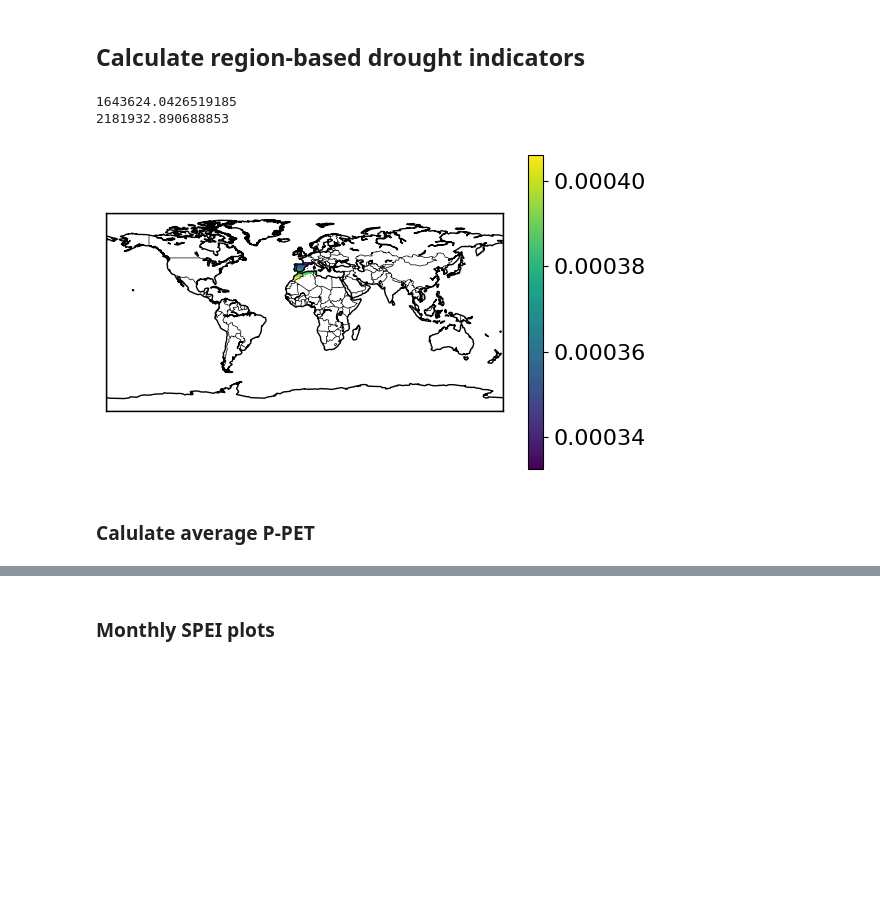
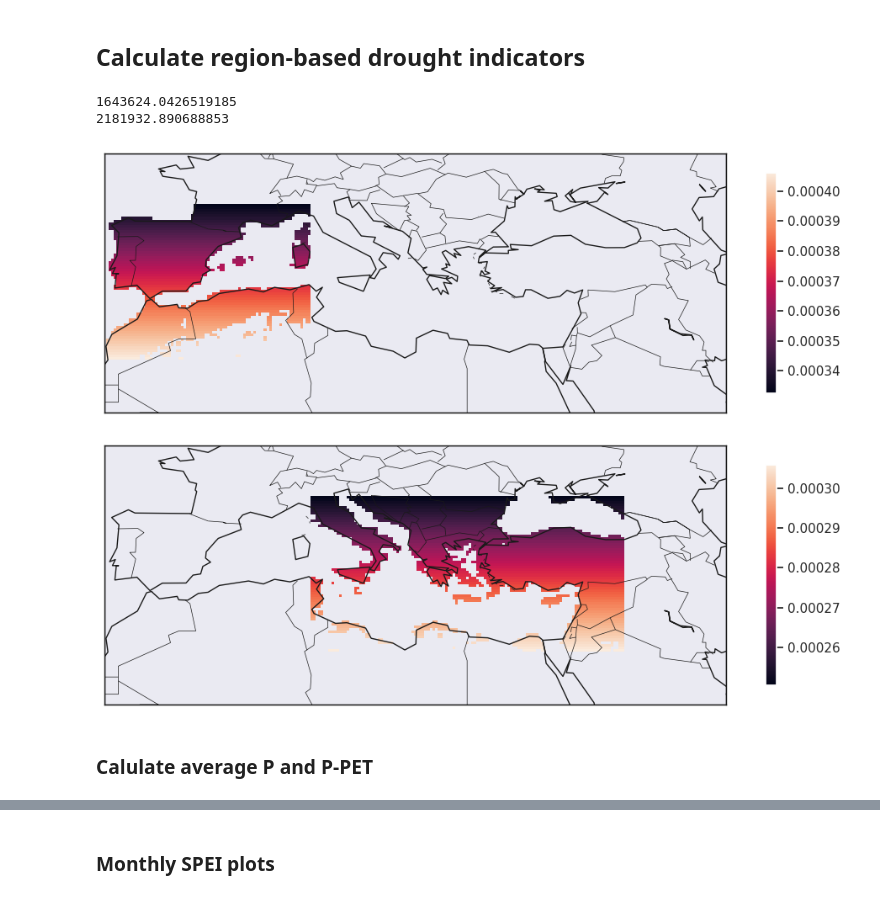
Before and after one commit to jkeune/drought-on-demand, a Jupyter notebook: Mediterranean.ipynb, the cells around one changed output, grey strips where cells are left out. Saved outputs shown, nothing was run; the diff lists cells and outputs as text; code cells hidden in the pictures; blank space fills up the shorter version.

```diff
--- a/Mediterranean.ipynb
+++ b/Mediterranean.ipynb
@@ -44,6 +44,10 @@ from spidi.spidi.helpers import convert_mmperday_to_mmpermonth
 # %% [markdown]
 ## Main settings
 # %%
+import seaborn as sns
+sns.set_theme(rc={'figure.figsize':(12,4)})
+
+
 # settings
 spi_levels = [-3, -2, -1.5, -1, -0.1, 0.1, 1, 1.5, 2, 3]
 plot_type  = 'pcolormesh'
@@ -243,36 +263,51 @@ area_2d = calculate_gridarea(lmask.lat, res=abs(lmask.lon[1]-lmask.lon[0]), nlon
 wmed_area_2d = wmedmask.values * area_2d
 wmed_area_2d[wmed_area_2d==0] = np.nan
 wmed_area_total = np.nansum(wmed_area_2d)
 if debug:
     print(wmed_area_total)
 wmed_area_weights = wmed_area_2d/wmed_area_total
 
 emed_area_2d = emedmask.values * area_2d
 emed_area_2d[emed_area_2d==0] = np.nan
 emed_area_total = np.nansum(emed_area_2d)
 if debug:
     print(emed_area_total)
 emed_area_weights = emed_area_2d/emed_area_total
 
 
 if debug:
     fig = plt.figure()
     m = Basemap(projection='cyl', llcrnrlon=-180, \
             urcrnrlon=180.,llcrnrlat=lmask.lat.min(),urcrnrlat=lmask.lat.max(), \
             resolution='c')
     x, y = m(lmask.lon, lmask.lat)
     m.drawcoastlines()
     m.drawmapboundary()
     m.drawcountries()
-    #plt.xlim((-130,-110))
-    #plt.ylim((25,50))
+    plt.xlim((-10,50))
+    plt.ylim((25,50))
     ax1 = m.pcolormesh(x, y, wmed_area_weights, shading='auto')
     plt.colorbar(ax1, orientation='vertical', shrink=0.85)
     plt.show()
+
+    fig = plt.figure()
+    m = Basemap(projection='cyl', llcrnrlon=-180, \
+            urcrnrlon=180.,llcrnrlat=lmask.lat.min(),urcrnrlat=lmask.lat.max(), \
+            resolution='c')
+    x, y = m(lmask.lon, lmask.lat)
+    m.drawcoastlines()
+    m.drawmapboundary()
+    m.drawcountries()
+    plt.xlim((-10,50))
+    plt.ylim((25,50))
+    ax1 = m.pcolormesh(x, y, emed_area_weights, shading='auto')
+    plt.colorbar(ax1, orientation='vertical', shrink=0.85)
+    plt.show()
 # %% [output]
 1643624.0426519185
 2181932.890688853
-[figure, old version]
+[figure, new version]
+[figure, added]
 # %% [markdown]
-### Calulate average P-PET
+### Calulate average P and P-PET
 # %%
```
Also changed, not shown: parts of 9 cells of this notebook.
